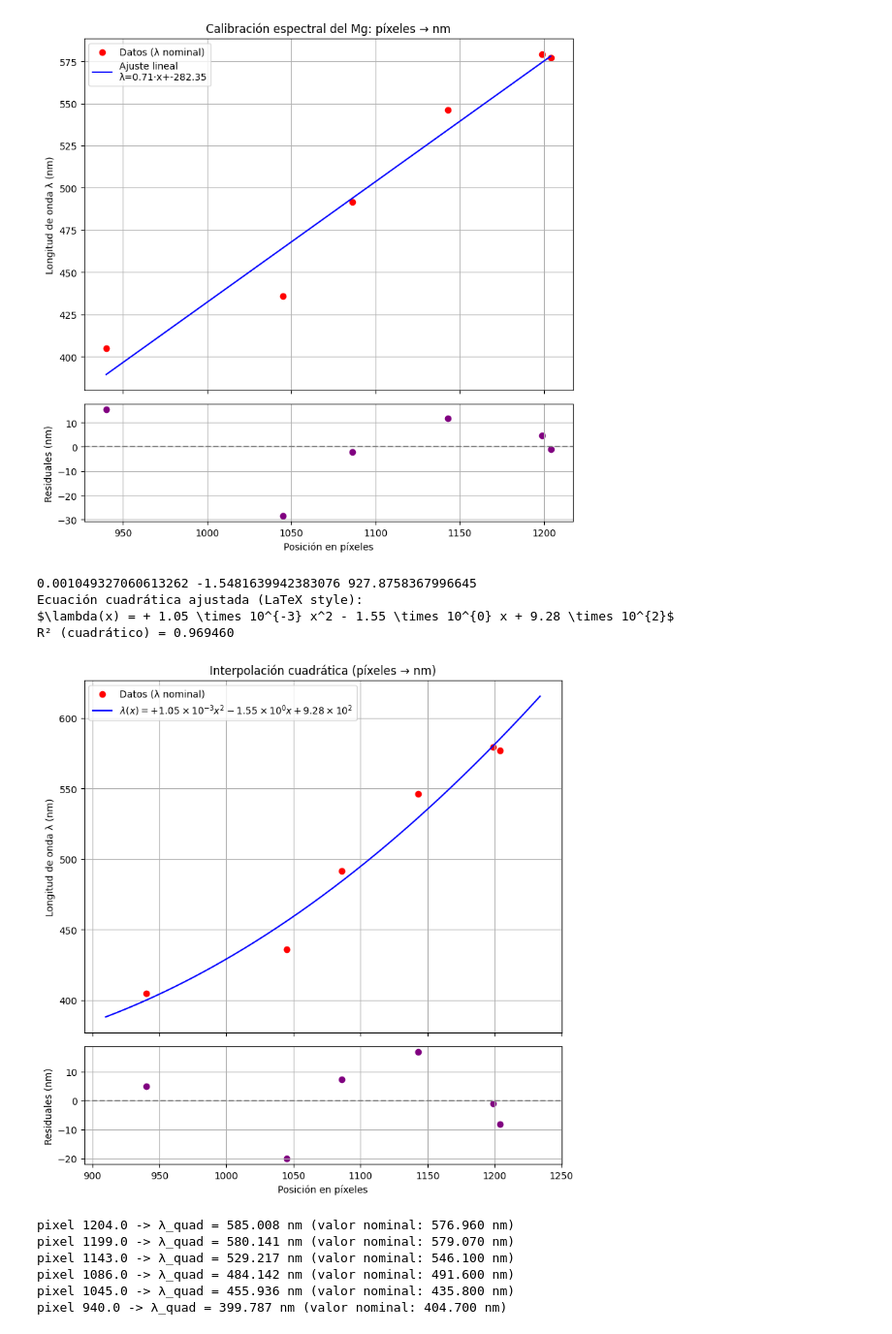
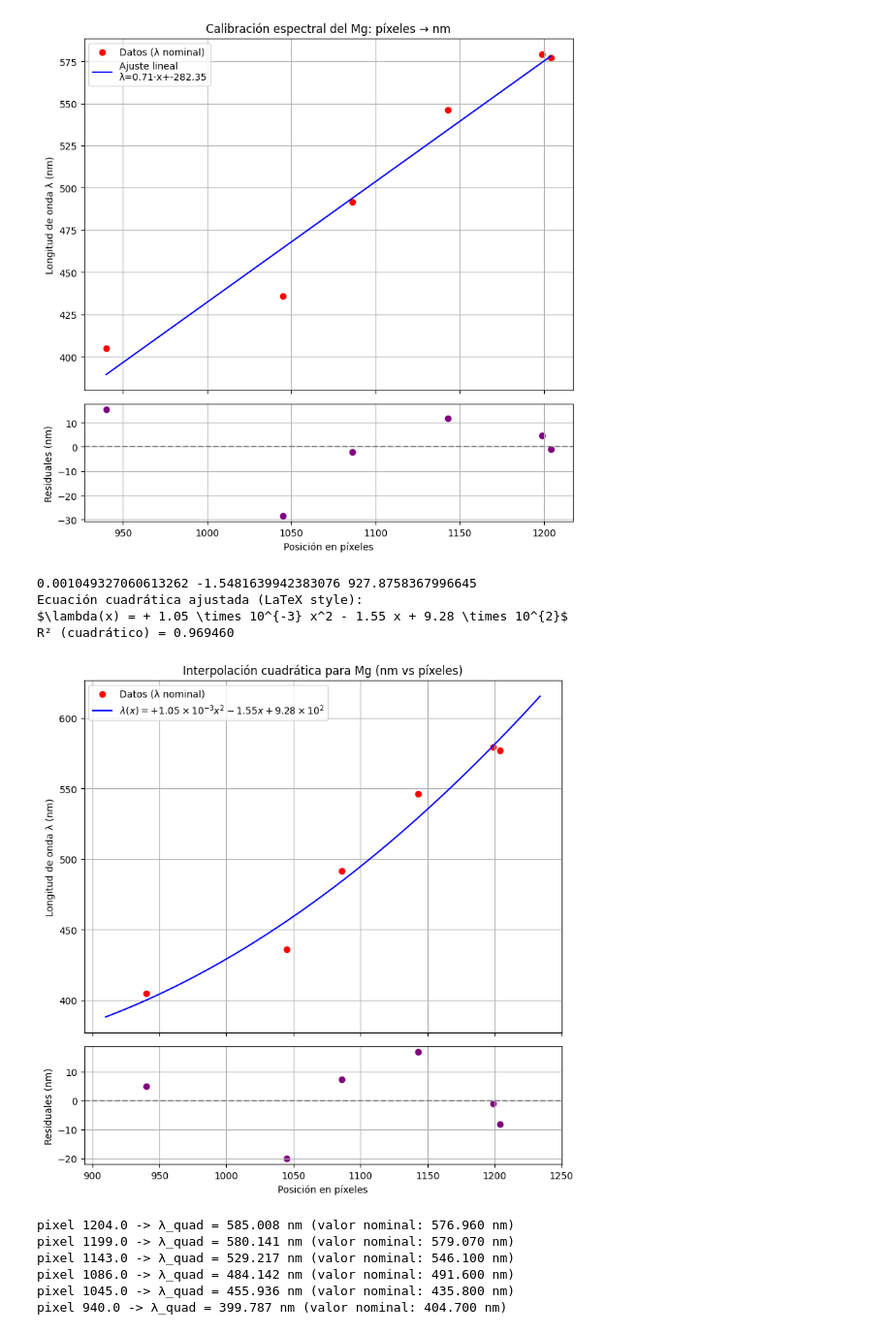
Before and after one commit to KateT840/Laboratorio_moderna, a Jupyter notebook: Lab_2/Codigo_Lab_2_mercurio.ipynb, the cells around one changed output. Shown at 97% size. Drawn from its saved outputs; the diff is of its cells as text; code cells hidden in the pictures.

```diff
--- a/Lab_2/Codigo_Lab_2_mercurio.ipynb
+++ b/Lab_2/Codigo_Lab_2_mercurio.ipynb
@@ -261,12 +261,16 @@ coef = np.polyfit(pixeles, lambdas, 2)  # [a, b, c]
 a, b, c = coef
 print(a,b,c)
 
-# Función para notación 10^n tipo LaTeX sin problemas de signo
+# Función para notación 10^n tipo LaTeX sin mostrar 10^0
 def format_coeff(x):
     s = f"{abs(x):.2e}"   # base positiva
     base, exp = s.split("e")
     sign = "-" if x < 0 else "+"
-    return sign, f"{base} \\times 10^{{{int(exp)}}}"
+    exp = int(exp)
+    if exp == 0:
+        return sign, f"{float(base):.2f}"  # solo el número
+    else:
+        return sign, f"{base} \\times 10^{{{exp}}}"
 
 # Obtener signos y valores
 sign_a, val_a = format_coeff(a)
@@ -296,36 +300,37 @@ fig, (ax1, ax2) = plt.subplots(2, 1, figsize=(8,8), sharex=True,
 xs = np.linspace(pixeles.min()-30, pixeles.max()+30, 400)
 ys = p(xs)
 
 ax1.scatter(pixeles, lambdas, color='red', label='Datos (λ nominal)')
 ax1.plot(xs, ys, color='blue', label=eq_str)
 ax1.set_ylabel("Longitud de onda λ (nm)")
-ax1.set_title("Interpolación cuadrática (píxeles → nm)")
+ax1.set_title("Interpolación cuadrática para Mg (nm vs píxeles)")
 ax1.legend()
 ax1.grid(True)
 
 ax2.scatter(pixeles, residuales, color="purple")
 ax2.axhline(0, color="gray", linestyle="--")
 ax2.set_xlabel("Posición en píxeles")
 ax2.set_ylabel("Residuales (nm)")
 ax2.grid(True)
 
 plt.tight_layout()
+plt.savefig("Interpolación cuadrática para Mg.png", dpi=300, bbox_inches="tight")
 plt.show()
 
 # --- Función de conversión ---
 def pixel_to_lambda_quad(x_pixel):
     return a*x_pixel**2 + b*x_pixel + c
 
 # Ejemplo
 for px in pixeles:
     print(f"pixel {px:.1f} -> λ_quad = {pixel_to_lambda_quad(px):.3f} nm "
           f"(valor nominal: {lambdas[np.where(pixeles==px)][0]:.3f} nm)")
 # %% [output]
 0.001049327060613262 -1.5481639942383076 927.8758367996645
 Ecuación cuadrática ajustada (LaTeX style):
-$\lambda(x) = + 1.05 \times 10^{-3} x^2 - 1.55 \times 10^{0} x + 9.28 \times 10^{2}$
+$\lambda(x) = + 1.05 \times 10^{-3} x^2 - 1.55 x + 9.28 \times 10^{2}$
 R² (cuadrático) = 0.969460
-[figure, old version]
+[figure, new version]
 pixel 1204.0 -> λ_quad = 585.008 nm (valor nominal: 576.960 nm)
 pixel 1199.0 -> λ_quad = 580.141 nm (valor nominal: 579.070 nm)
 pixel 1143.0 -> λ_quad = 529.217 nm (valor nominal: 546.100 nm)
```
Also changed, not shown: parts of 1 cell of this notebook.
